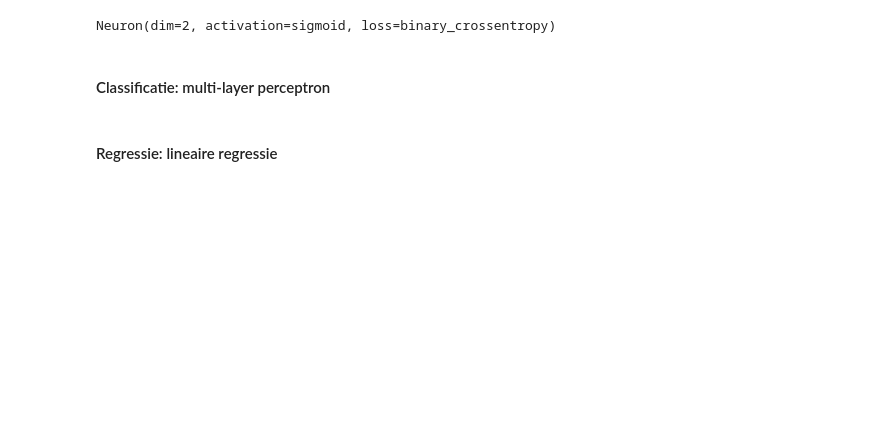
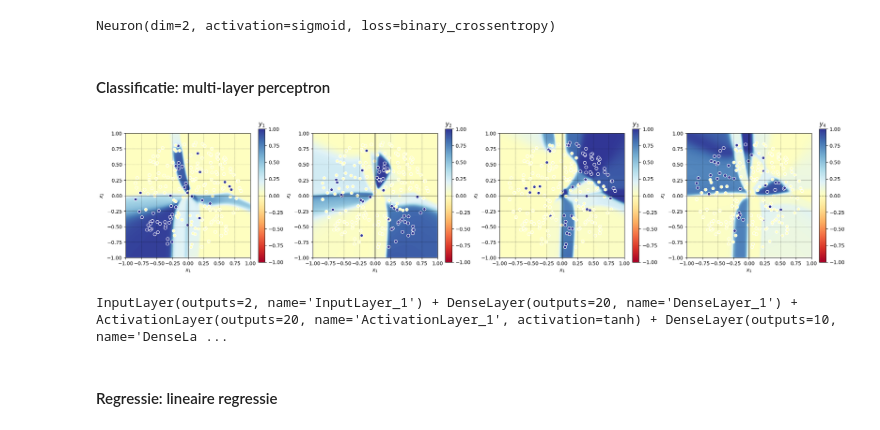
Before and after one commit to LukaStein/Minor_Advanced_Datamining, a Jupyter notebook: AdvancedDataMining/Eindopdracht/Eindopdracht_v2324.1.ipynb, the cells around one changed output. Cells and saved outputs as stored; diff of their text form; code cells hidden in the pictures; blank space fills up the shorter version.

```diff
--- a/AdvancedDataMining/Eindopdracht/Eindopdracht_v2324.1.ipynb
+++ b/AdvancedDataMining/Eindopdracht/Eindopdracht_v2324.1.ipynb
@@ -143,13 +136,16 @@ Neuron(dim=2, activation=sigmoid, loss=binary_crossentropy)
 # %%
 xs, ys = data.fractal(4)
 my_model = model.InputLayer(2) + \
            model.DenseLayer(20) + model.ActivationLayer(20, activation=model.tanh) + \
            model.DenseLayer(10) + model.ActivationLayer(10, activation=model.tanh) + \
            model.DenseLayer(4) + model.SoftmaxLayer(4) + \
            model.LossLayer(loss=model.categorical_crossentropy)
-my_model.fit(xs, ys, alpha=0.5, epochs=100, batch_size=20); my_model.fit(xs, ys, alpha=0.5, epochs=10)
+my_model.fit(xs, ys, alpha=0.2, epochs=100, batch_size=20); my_model.fit(xs, ys, alpha=0.2, epochs=10)
 data.scatter(xs, ys, model=my_model)
 print(my_model)
+# %% [output]
+[figure, added]
+InputLayer(outputs=2, name='InputLayer_1') + DenseLayer(outputs=20, name='DenseLayer_1') + ActivationLayer(outputs=20, name='ActivationLayer_1', activation=tanh) + DenseLayer(outputs=10, name='DenseLa ...
 # %% [markdown]
 #### Regressie: lineaire regressie
 # %%
```
Also changed, not shown: parts of 23 cells of this notebook, 1 other file.
